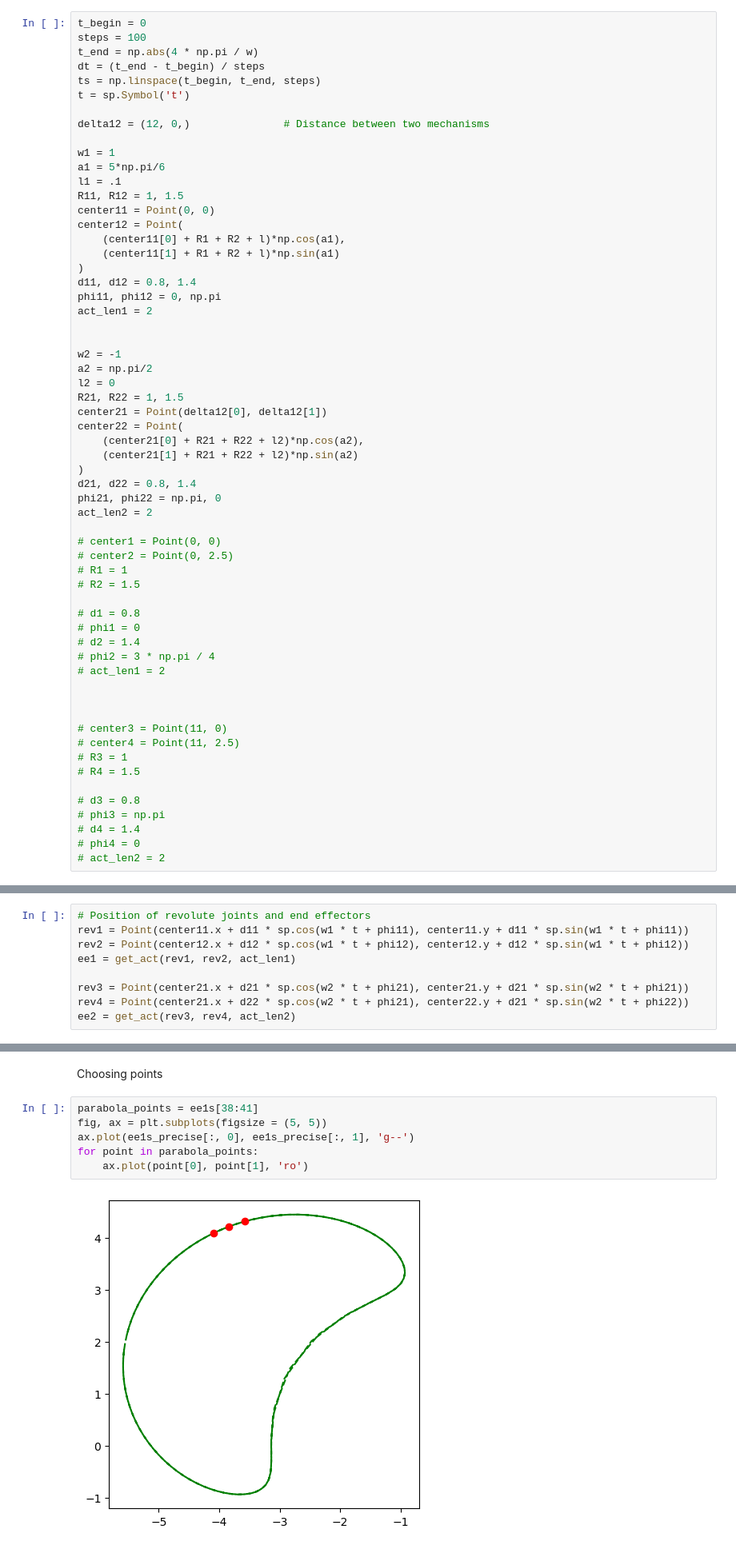
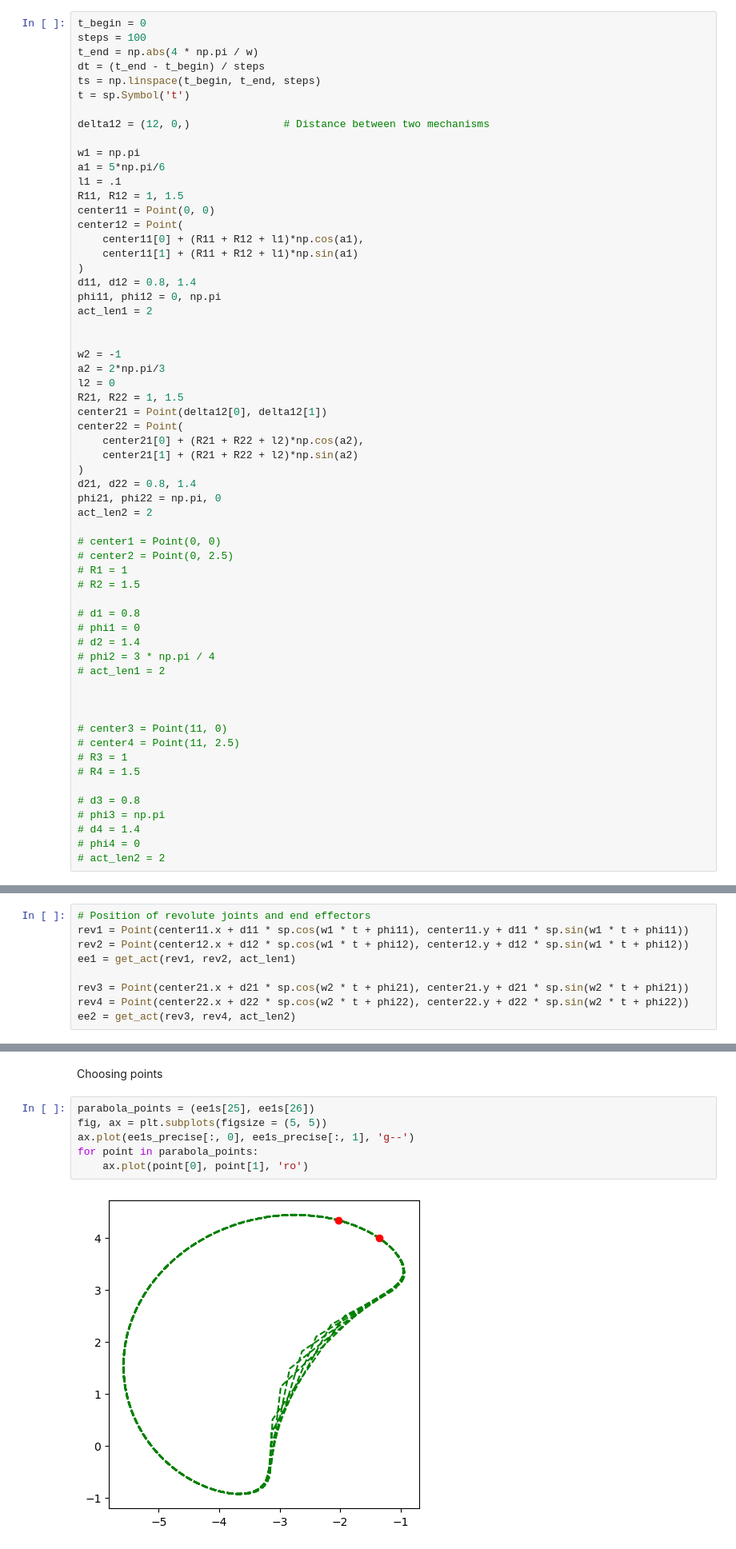
Before and after one commit to m8dotpie/mamcw.prj, a Jupyter notebook: Experiments/synthesis1.ipynb, the cells around one changed output, grey strips where cells are left out. Shown: that part at 80% size. Saved outputs shown, nothing was run; the diff lists cells and outputs as text.

```diff
--- a/Experiments/synthesis1.ipynb
+++ b/Experiments/synthesis1.ipynb
@@ -122,14 +122,14 @@ t = sp.Symbol('t')
 
 delta12 = (12, 0,)               # Distance between two mechanisms
 
-w1 = 1
+w1 = np.pi
 a1 = 5*np.pi/6
 l1 = .1
 R11, R12 = 1, 1.5
 center11 = Point(0, 0)
 center12 = Point(
-    (center11[0] + R1 + R2 + l)*np.cos(a1),
-    (center11[1] + R1 + R2 + l)*np.sin(a1)
+    center11[0] + (R11 + R12 + l1)*np.cos(a1),
+    center11[1] + (R11 + R12 + l1)*np.sin(a1)
 )
 d11, d12 = 0.8, 1.4
 phi11, phi12 = 0, np.pi
@@ -137,13 +137,13 @@ act_len1 = 2
 
 
 w2 = -1
-a2 = np.pi/2
+a2 = 2*np.pi/3
 l2 = 0
 R21, R22 = 1, 1.5
 center21 = Point(delta12[0], delta12[1])
 center22 = Point(
-    (center21[0] + R21 + R22 + l2)*np.cos(a2),
-    (center21[1] + R21 + R22 + l2)*np.sin(a2)
+    center21[0] + (R21 + R22 + l2)*np.cos(a2),
+    center21[1] + (R21 + R22 + l2)*np.sin(a2)
 )
 d21, d22 = 0.8, 1.4
 phi21, phi22 = np.pi, 0
@@ -183,7 +179,7 @@ rev2 = Point(center12.x + d12 * sp.cos(w1 * t + phi12), center12.y + d12 * sp.si
 ee1 = get_act(rev1, rev2, act_len1)
 
 rev3 = Point(center21.x + d21 * sp.cos(w2 * t + phi21), center21.y + d21 * sp.sin(w2 * t + phi21))
-rev4 = Point(center21.x + d22 * sp.cos(w2 * t + phi21), center22.y + d21 * sp.sin(w2 * t + phi22))
+rev4 = Point(center22.x + d22 * sp.cos(w2 * t + phi22), center22.y + d22 * sp.sin(w2 * t + phi22))
 ee2 = get_act(rev3, rev4, act_len2)
 # %%
 # Calculating angles of rods
@@ -310,10 +306,10 @@ x_launch, y_launch, vx_launch, vy_launch, _, _ = ballistics(maxv1, throw_angle1,
 # %% [markdown]
 Choosing points
 # %%
-parabola_points = ee1s[38:41]
+parabola_points = (ee1s[25], ee1s[26])
 fig, ax = plt.subplots(figsize = (5, 5))
 ax.plot(ee1s_precise[:, 0], ee1s_precise[:, 1], 'g--')
 for point in parabola_points:
     ax.plot(point[0], point[1], 'ro')
 # %% [output]
-[figure, old version]
+[figure, new version]
```
Also changed, not shown: parts of 10 cells of this notebook, 3 other files.
